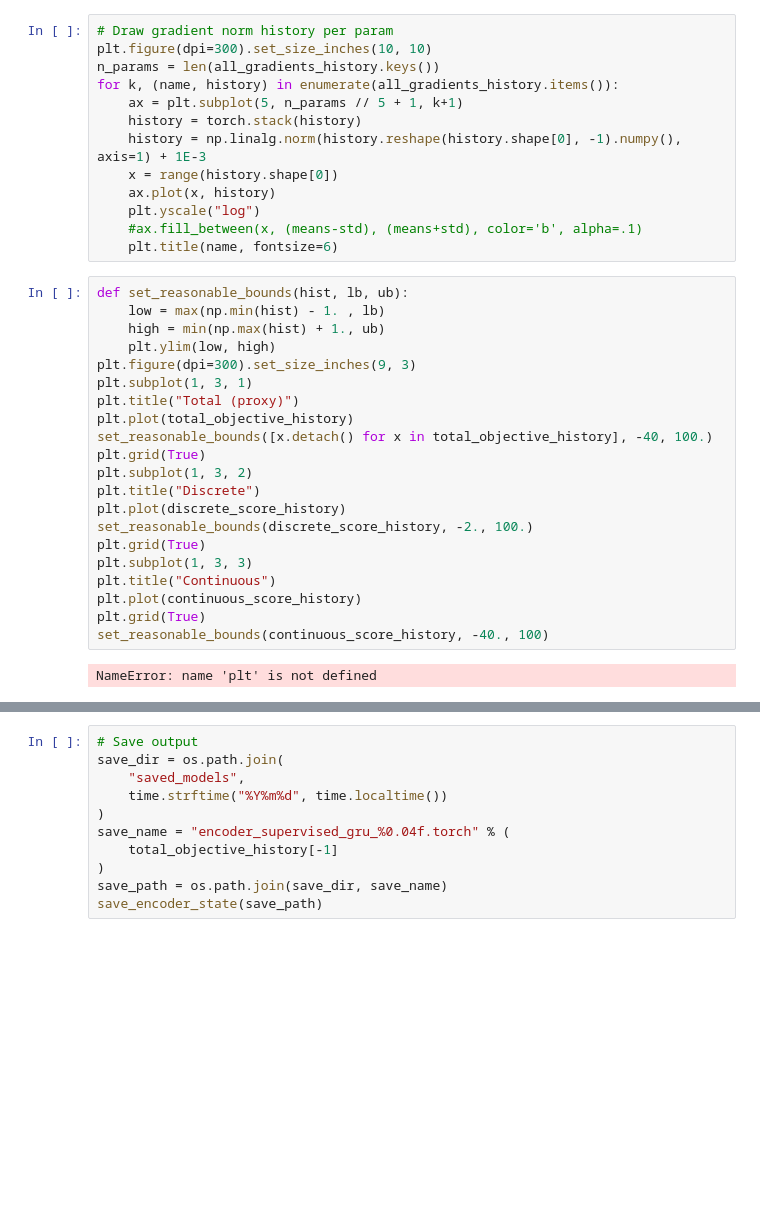
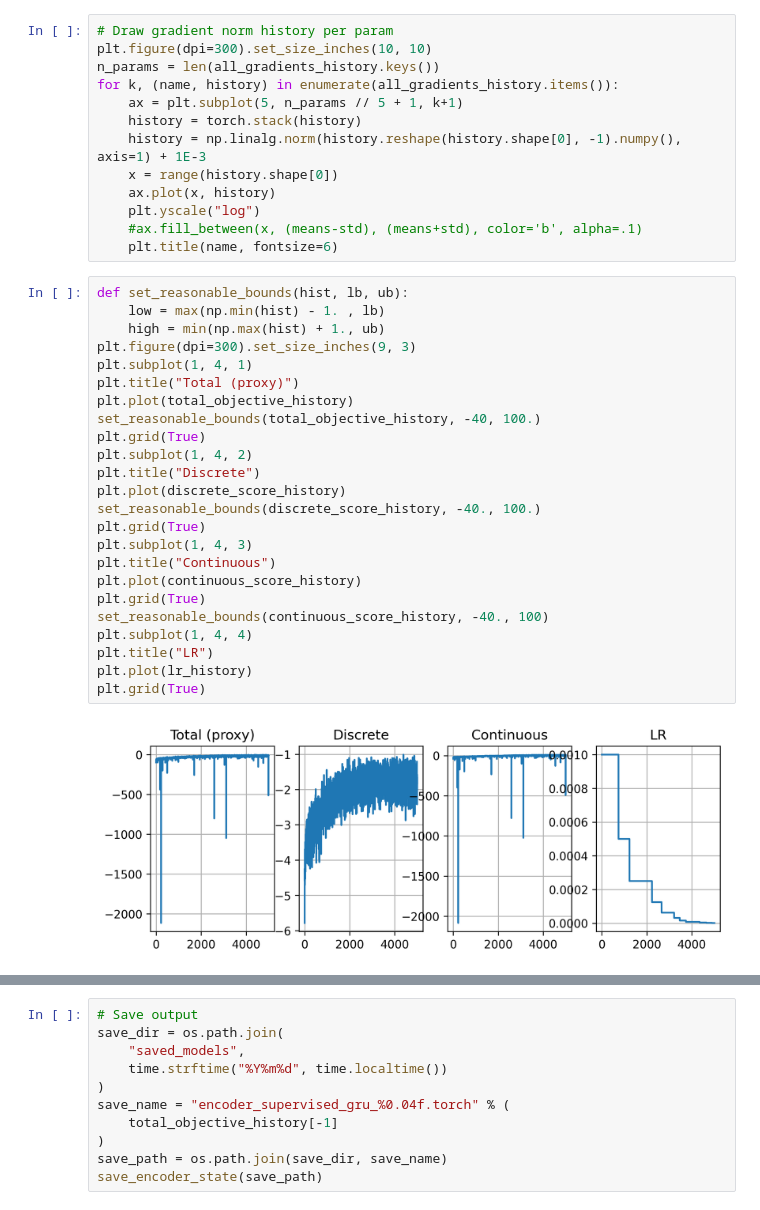
Before and after one commit to gizatt/spatial_scene_grammars, a Jupyter notebook: spatial_scene_grammars_examples/planar_box_stacks_complex/train_grammar_encoder.ipynb, the cells around one changed output, grey strips where cells are left out. Drawn from its saved outputs; the diff is of its cells as text; blank space fills up the shorter version.

```diff
--- a/spatial_scene_grammars_examples/planar_box_stacks_complex/train_grammar_encoder.ipynb
+++ b/spatial_scene_grammars_examples/planar_box_stacks_complex/train_grammar_encoder.ipynb
@@ -472,26 +484,29 @@ for k, (name, history) in enumerate(all_gradients_history.items()):
 # %%
 def set_reasonable_bounds(hist, lb, ub):
     low = max(np.min(hist) - 1. , lb)
     high = min(np.max(hist) + 1., ub)
-    plt.ylim(low, high)
 plt.figure(dpi=300).set_size_inches(9, 3)
-plt.subplot(1, 3, 1)
+plt.subplot(1, 4, 1)
 plt.title("Total (proxy)")
 plt.plot(total_objective_history)
-set_reasonable_bounds([x.detach() for x in total_objective_history], -40, 100.)
+set_reasonable_bounds(total_objective_history, -40, 100.)
 plt.grid(True)
-plt.subplot(1, 3, 2)
+plt.subplot(1, 4, 2)
 plt.title("Discrete")
 plt.plot(discrete_score_history)
-set_reasonable_bounds(discrete_score_history, -2., 100.)
+set_reasonable_bounds(discrete_score_history, -40., 100.)
 plt.grid(True)
-plt.subplot(1, 3, 3)
+plt.subplot(1, 4, 3)
 plt.title("Continuous")
 plt.plot(continuous_score_history)
 plt.grid(True)
 set_reasonable_bounds(continuous_score_history, -40., 100)
+plt.subplot(1, 4, 4)
+plt.title("LR")
+plt.plot(lr_history)
+plt.grid(True)
 # %% [output]
-NameError: name 'plt' is not defined
+[figure, added]
 # %%
 def make_plot(observed_nodes, full_trees, ):
     plt.figure(dpi=300).set_size_inches(8, 4)
```
Also changed, not shown: parts of 14 cells of this notebook.
